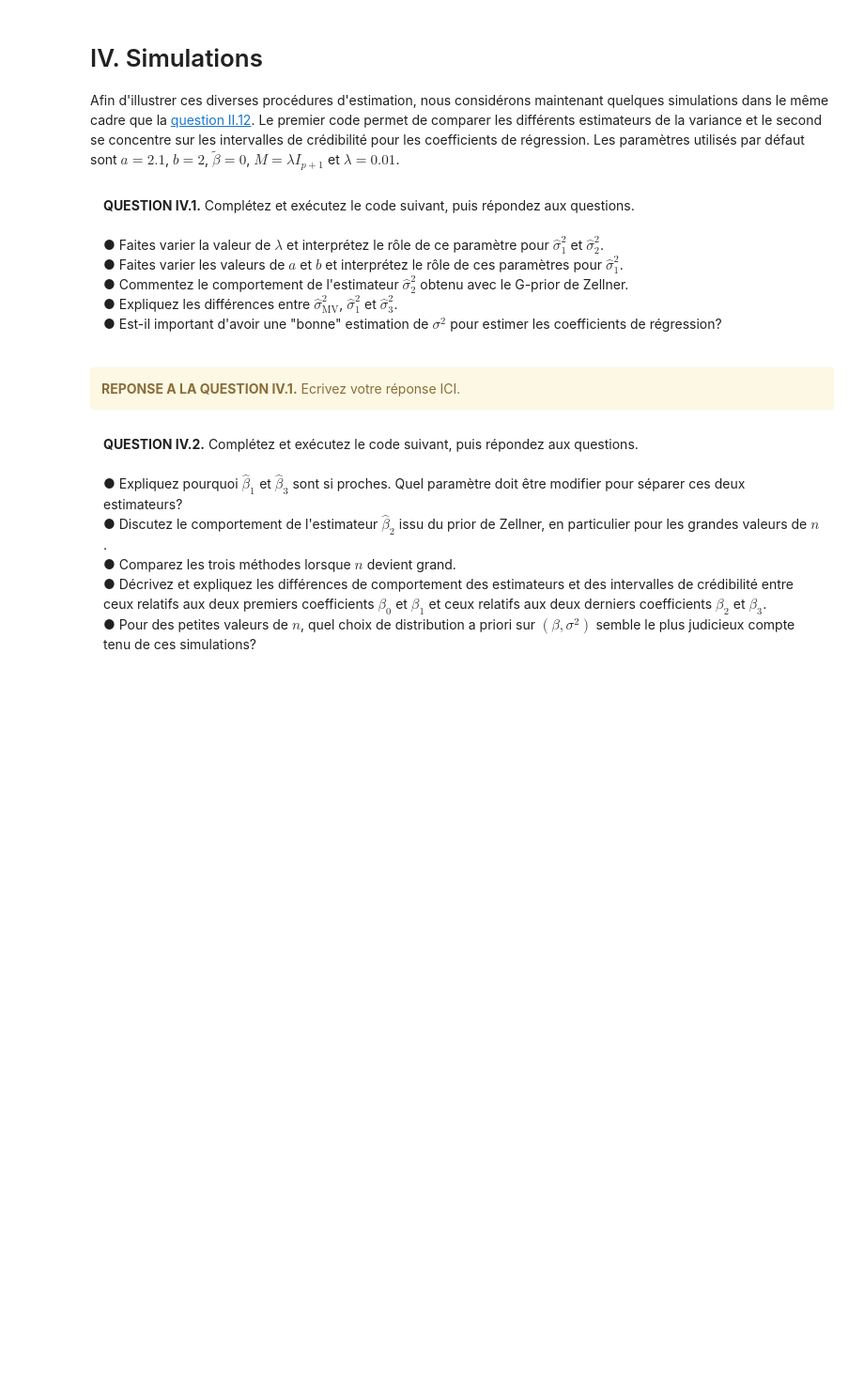
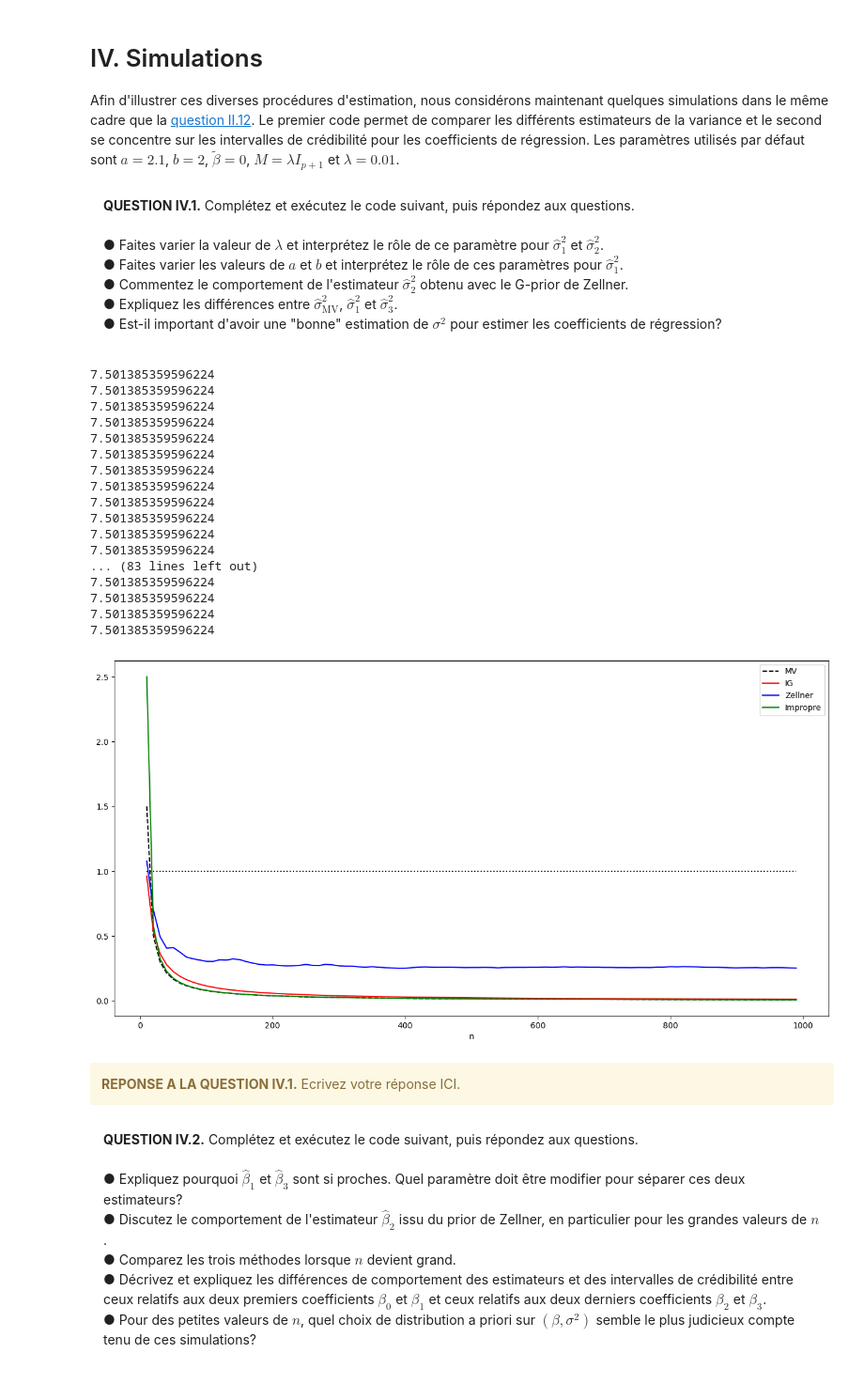
Before and after one commit to arthurlaquieze/be-bayes, a Jupyter notebook: 2022-2023_bayes_BE_OSTY_LAQUIZE.ipynb, the cells around one changed output. Shown at 94% size. Saved outputs shown, nothing was run; the diff lists cells and outputs as text; code cells hidden in the pictures; blank space fills up the shorter version.

```diff
--- a/2022-2023_bayes_BE_OSTY_LAQUIZE.ipynb
+++ b/2022-2023_bayes_BE_OSTY_LAQUIZE.ipynb
@@ -829,47 +833,94 @@ Afin d'illustrer ces diverses procédures d'estimation, nous considérons mainte
 n, p = 1000, 3
 beta = np.random.uniform(-5.0, 5.0, p + 1)
 sigma2 = 1.0
 
 # Génération des données
 Xs, ys = simu_data(n, beta, sigma2, xgen)
 
 # Paramètres de l'étude
 a = 2.1
 b = 2.0
 lbd = 0.01
+M = lbd * np.identity(p + 1)
+M_inv = np.linalg.inv(M)
 
 # Calculs des estimateurs de la variance
 n_grille = np.arange(10, n, 10)
 nn = n_grille.shape[0]
 sigma2_mv = np.zeros(nn)
 sigma2_1 = np.zeros(nn)
 sigma2_2 = np.zeros(nn)
 sigma2_3 = np.zeros(nn)
+
 for i in range(nn):
     # Données tronquées
-    Xn = Xs[:n_grille[i], :]
-    yn = ys[:n_grille[i]]
+    Xn = Xs[: n_grille[i], :]
+    yn = ys[: n_grille[i]]
     # Maximum de vraisemblance
-    beta_mv = # TO DO calcul de l'estimateur du maximum de vraisemblance
-    r_mv = # TO DO calcul des résidus
-    sigma2_mv[i] = # TO DO calcul de l'estimateur de la variance par maximum de vraisemblance
+    # Q_0 = np.linalg.inv(np.dot(Xn.T, Xn))
+    # beta_mv[i, :] = np.dot(
+    #     np.dot(Q_0, Xn.T), yn
+    # )  # calcul de l'estimateur du maximum de vraisemblance
+    beta_mv[i, :] = np.linalg.inv(Xn.T @ Xn) @ Xn.T @ yn
+
+    r_mv = yn - Xn @ beta_mv[i, :]  # calcul des résidus
+
+    sigma2_mv[i] = (np.linalg.norm(rc_mv) ** 2) / (
+        Xn.shape[0] - Xn.shape[1] - 1
+    )  # calcul de l'estimateur de la variance par maximum de vraisemblance
+
+    s_squared = np.linalg.norm(rc_mv) ** 2
+    print(s_squared)
+
     # Inverse gamma
-    sigma2_1[i] = # TO DO calcul de l'estimateur de la variance avec un prior inverse gamma
+    sigma2_1[i] = (
+        2 * b
+        + s_squared
+        + beta_mv[i, :].T
+        @ np.linalg.inv(np.linalg.inv(Xn.T @ Xn) + M_inv)
+        @ beta_mv[i, :]
+    ) / (2 * a + Xn.shape[0] - 2)
+
     # Zellner
-    sigma2_2[i] = # TO DO calcul de l'estimateur de la variance avec un prior zellner
+    sigma2_2[i] = (
+        (1 + lbd) * s_squared
+        + lbd * beta_mv[i, :].T
+        @ (Xn.T @ Xn)
+        @ beta_mv[i, :]
+    ) / ((1 + lbd) + (Xn.shape[0] - 2))
+
     # Impropre
-    sigma2_3[i] = # TO DO calcul de l'estimateur de la variance avec un prior impropre
+    sigma2_3[i] = s_squared /  (Xn.shape[0] - Xn.shape[1] - 3)
 
 # Figure
 fig = plt.figure(figsize=(16, 8))
 sp = fig.add_subplot(1, 1, 1)
-sp.set_xlabel('n')
-_ = sp.plot(n_grille, np.full(nn, sigma2), 'k:')
-_ = sp.plot(n_grille, sigma2_mv, 'k--', label='MV')
-_ = sp.plot(n_grille, sigma2_1, 'r-', label='IG')
-_ = sp.plot(n_grille, sigma2_2, 'b-', label='Zellner')
-_ = sp.plot(n_grille, sigma2_3, 'g-', label='Impropre')
+sp.set_xlabel("n")
+_ = sp.plot(n_grille, np.full(nn, sigma2), "k:")
+_ = sp.plot(n_grille, sigma2_mv, "k--", label="MV")
+_ = sp.plot(n_grille, sigma2_1, "r-", label="IG")
+_ = sp.plot(n_grille, sigma2_2, "b-", label="Zellner")
+_ = sp.plot(n_grille, sigma2_3, "g-", label="Impropre")
 _ = sp.legend()
+# %% [output]
+7.501385359596224
+7.501385359596224
+7.501385359596224
+7.501385359596224
+7.501385359596224
+7.501385359596224
+7.501385359596224
+7.501385359596224
+7.501385359596224
+7.501385359596224
+7.501385359596224
+7.501385359596224
+... (83 lines left out)
+7.501385359596224
+7.501385359596224
+7.501385359596224
+7.501385359596224
+[figure, added]
 # %% [markdown]
 <div class="alert alert-warning"><strong>REPONSE A LA QUESTION IV.1.</strong> Ecrivez votre réponse ICI.</div>
 
```
Also changed, not shown: parts of 8 cells of this notebook.
